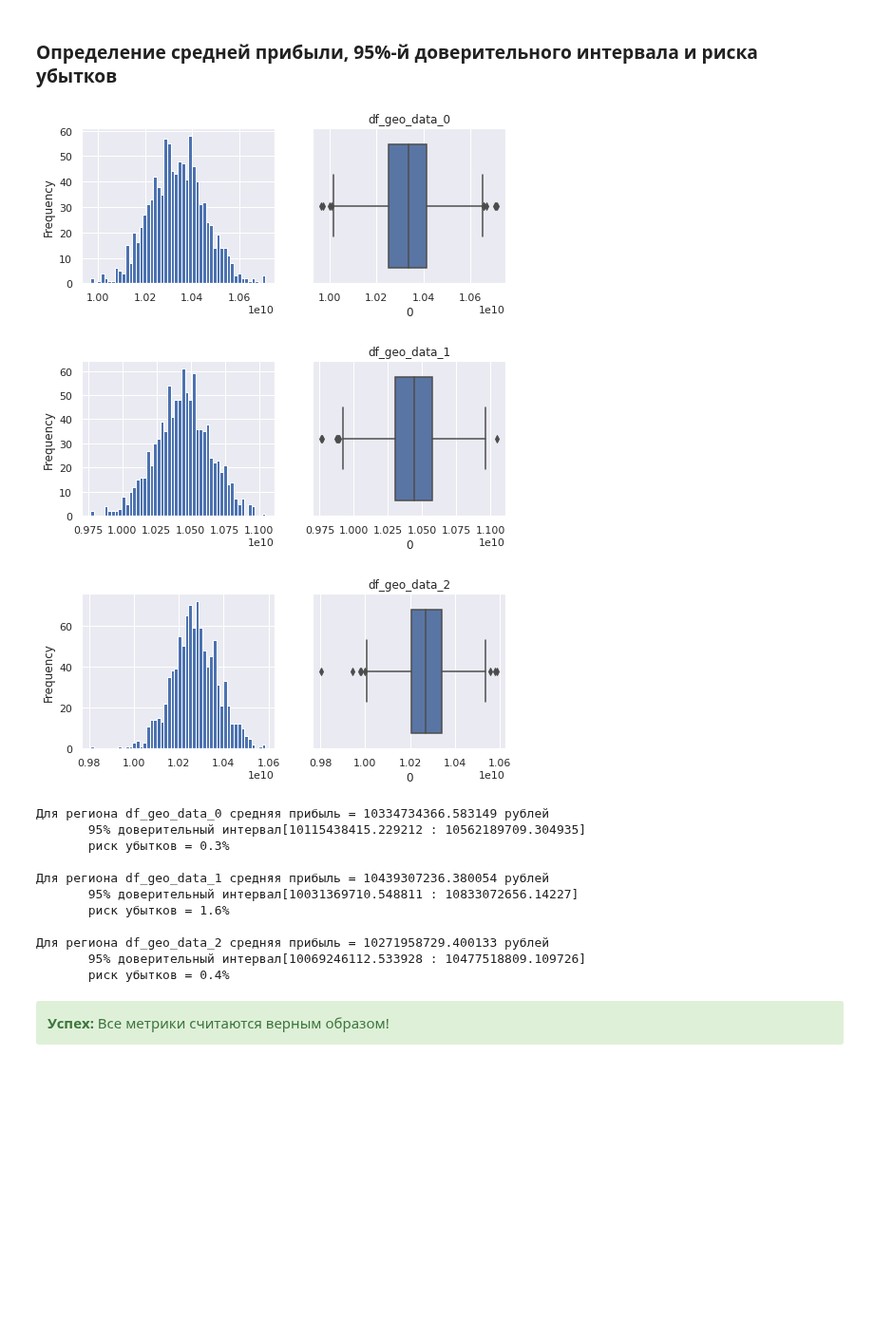
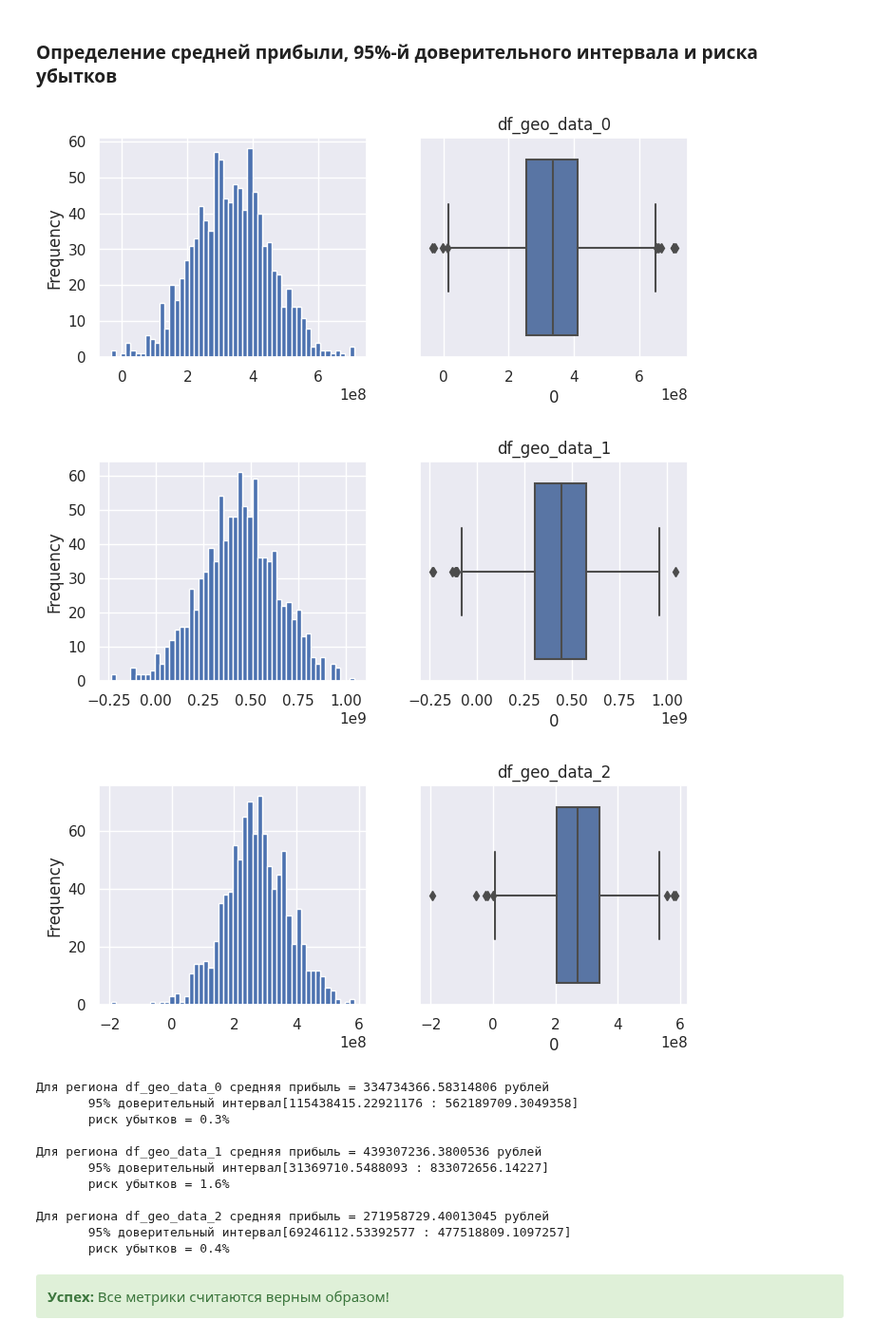
Before and after one commit to theotheo46/yap, a Jupyter notebook: notebooks/oil.ipynb, the cells around one changed output. Shown at 95% size. Saved outputs shown, nothing was run; the diff lists cells and outputs as text; code cells hidden in the pictures; blank space fills up the shorter version.

```diff
--- a/notebooks/oil.ipynb
+++ b/notebooks/oil.ipynb
@@ -381,7 +384,7 @@ print(f'Достаточный объём сырья для безубыточн
 def revenue(target):
     target_sorted = target.sort_values(ascending=False)
     target_sorted = target_sorted[:NUMBER_OF_PROF_POINTS]
-    return INCOME_FROM_POINT * target_sorted.sum()
+    return INCOME_FROM_POINT * target_sorted.sum() - BUDGET_FOR_REGION
 # %% [markdown]
 
 <div class="alert alert-block alert-danger">
@@ -446,34 +456,34 @@ https://www.youtube.com/watch?v=O_Fj4q8lgmc
 # %%
 revenue_map_series = {}
 for df_name, target_list in revenue_map.items():
     revenue_map_series[df_name] = pd.DataFrame(target_list)
 
 plot_sub_plot_hist_boxplot(revenue_map_series)
 
-def inverse_quantile(df, treshold):
-    return df[df[0] < treshold][0].count() / df[0].count()
+def inverse_quantile(df):
+    return df[df[0] < 0][0].count() / df[0].count()
 
 for df_name, df in revenue_map_series.items():
     print(f'Для региона {df_name} средняя прибыль = {df[0].mean()} рублей')
     lower = df[0].quantile(0.025)
     higher = df[0].quantile(0.975)
     print(f'       95% доверительный интервал[{lower} : {higher}]')
-    print(f'       риск убытков = {inverse_quantile(df, BUDGET_FOR_REGION) * 100}%')
+    print(f'       риск убытков = {inverse_quantile(df) * 100}%')
     print()
 # %% [output]
-[figure, old version]
+[figure, new version]
-[figure, old version]
+[figure, new version]
-[figure, old version]
+[figure, new version]
-Для региона df_geo_data_0 средняя прибыль = 10334734366.583149 рублей
-       95% доверительный интервал[10115438415.229212 : 10562189709.304935]
+Для региона df_geo_data_0 средняя прибыль = 334734366.58314806 рублей
+       95% доверительный интервал[115438415.22921176 : 562189709.3049358]
        риск убытков = 0.3%
 
-Для региона df_geo_data_1 средняя прибыль = 10439307236.380054 рублей
-       95% доверительный интервал[10031369710.548811 : 10833072656.14227]
+Для региона df_geo_data_1 средняя прибыль = 439307236.3800536 рублей
+       95% доверительный интервал[31369710.5488093 : 833072656.14227]
        риск убытков = 1.6%
 
-Для региона df_geo_data_2 средняя прибыль = 10271958729.400133 рублей
-       95% доверительный интервал[10069246112.533928 : 10477518809.109726]
+Для региона df_geo_data_2 средняя прибыль = 271958729.40013045 рублей
+       95% доверительный интервал[69246112.53392577 : 477518809.1097257]
        риск убытков = 0.4%
 # %% [markdown]
 <div class="alert alert-block alert-success">
```
Also changed, not shown: parts of 9 cells of this notebook.
